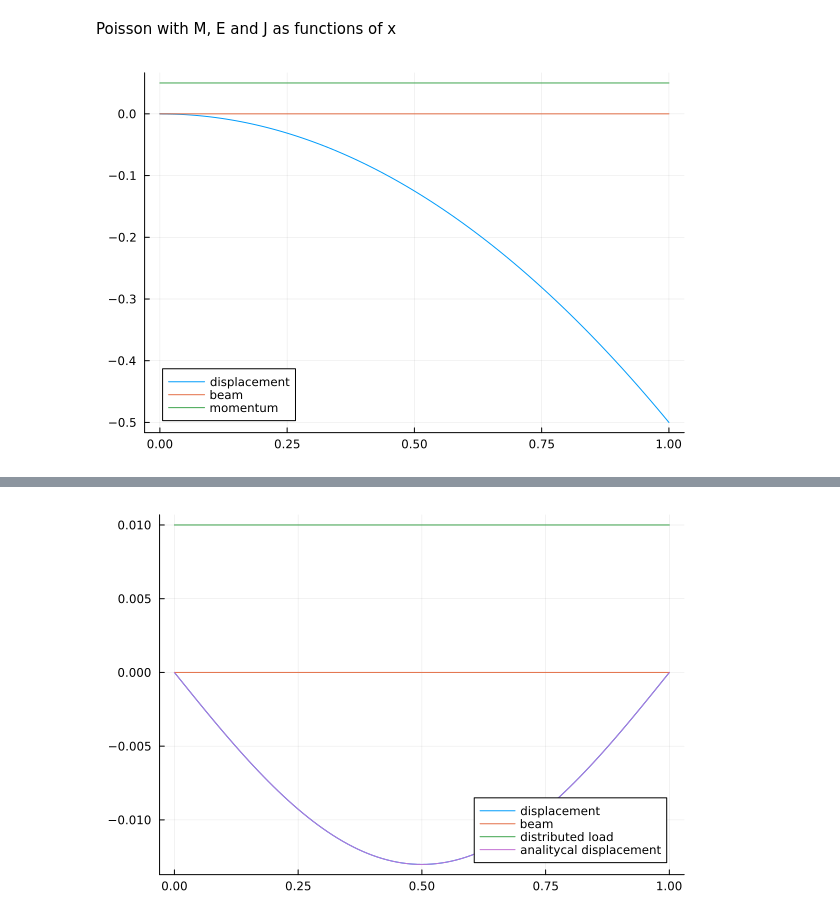
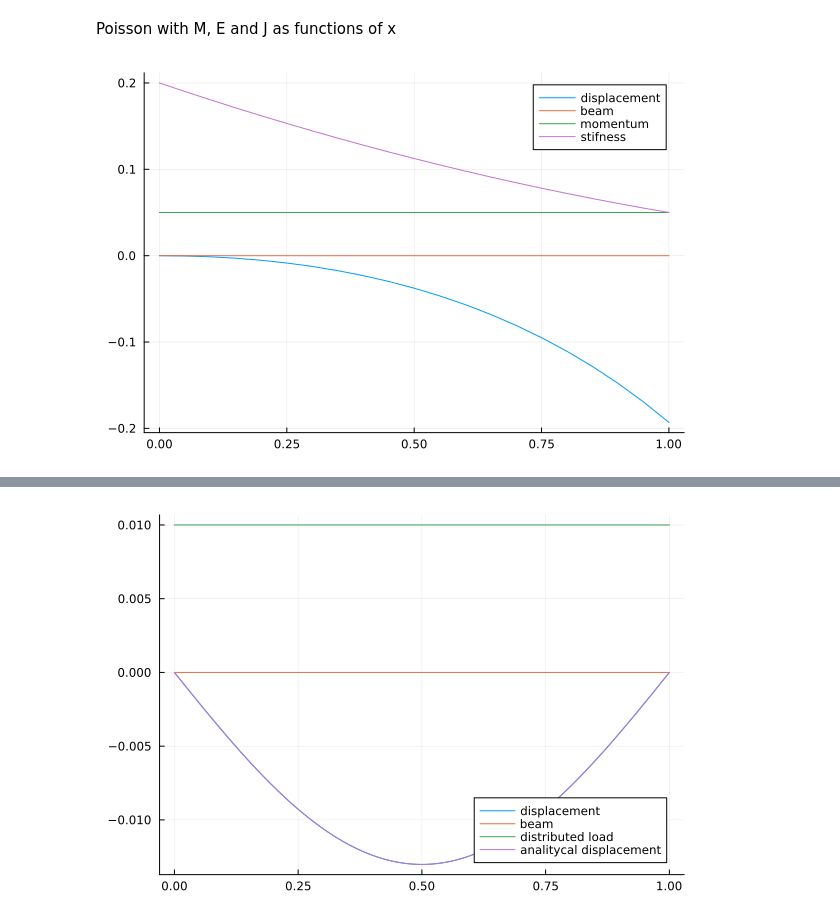
Before and after one commit to Kstreme/ENSAM-TUD01_G1, a Jupyter notebook: scripts cosimo/scripts.ipynb, the cells around one changed output, grey strips where cells are left out. Saved outputs shown, nothing was run; the diff lists cells and outputs as text; code cells hidden in the pictures.

```diff
--- a/scripts cosimo/scripts.ipynb
+++ b/scripts cosimo/scripts.ipynb
@@ -4,37 +4,40 @@ using DifferentialEquations
 # %% [markdown]
 Poisson with M, E and J as functions of x
 # %%
-E(x)=1                 #young module equation
-J(x)= 1                      #inertia equation
+E(x)= 2-x                #young module equation
+J(x)= 2-x                     #inertia equation
 M(x)=-1;                  #momentum equation
 
+EJ(x)= E(x)*J(x)
 
-f(x)=-M(x)/(E(x)*J(x))
+f(x)=-M(x)/(EJ(x))
 
 
 function poisson!(du,u,p,x)
     du[1]=u[2]
     du[2]=f(x)
 end
 
 
 function bc!(r,u,p,x)
-    r[1]= u[1][1]
-    r[2]= u[1][2]
+    r[1]= u[1][1] - 0
+    r[2]= u[1][2] - 0
 end
 
 
 xspan=(0.0 , 1.0)
 
 bvp= BVProblem(poisson!,bc!,[0.,0.],xspan)
 
-u_sol= solve(bvp,MIRK4(),dt = 0.01)
+u_sol= solve(bvp,MIRK4(), dt = 0.05)
 
 plot(u_sol.t,-u_sol[1,:],label="displacement")
 plot!(u_sol.t,0*u_sol.t,label="beam")
 plot!(u_sol.t,-0.05*M.(u_sol.t),label="momentum")
+
+plot!(u_sol.t,0.05*(EJ.(u_sol.t)),label="stifness")
 # %% [output]
-[figure, old version]
+[figure, new version]
 # %% [markdown]
 beam equation with E and J constant and q as a function of x
 
```
Also changed, not shown: parts of 11 cells of this notebook, 1 other file.
